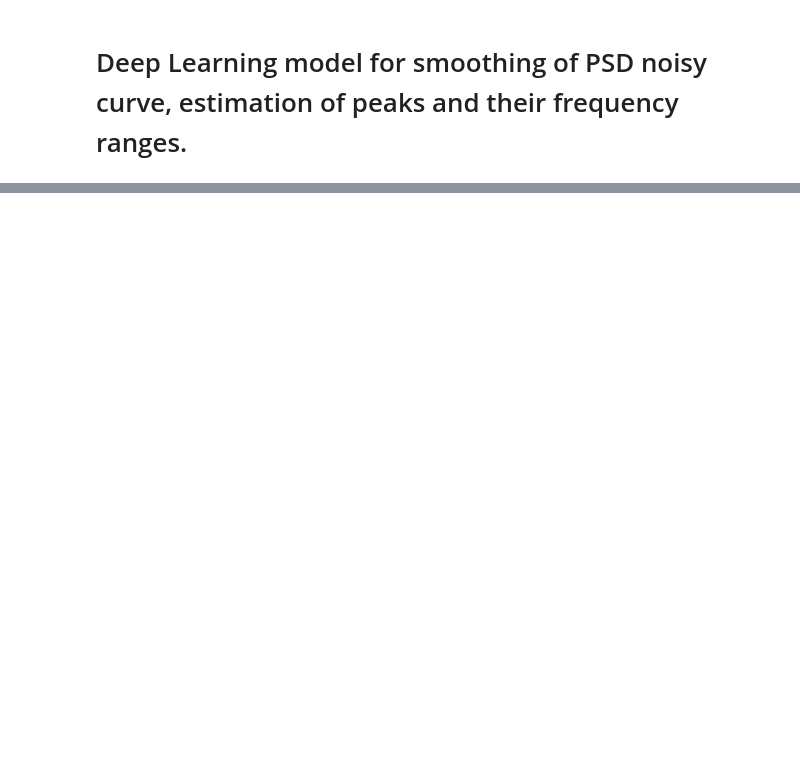
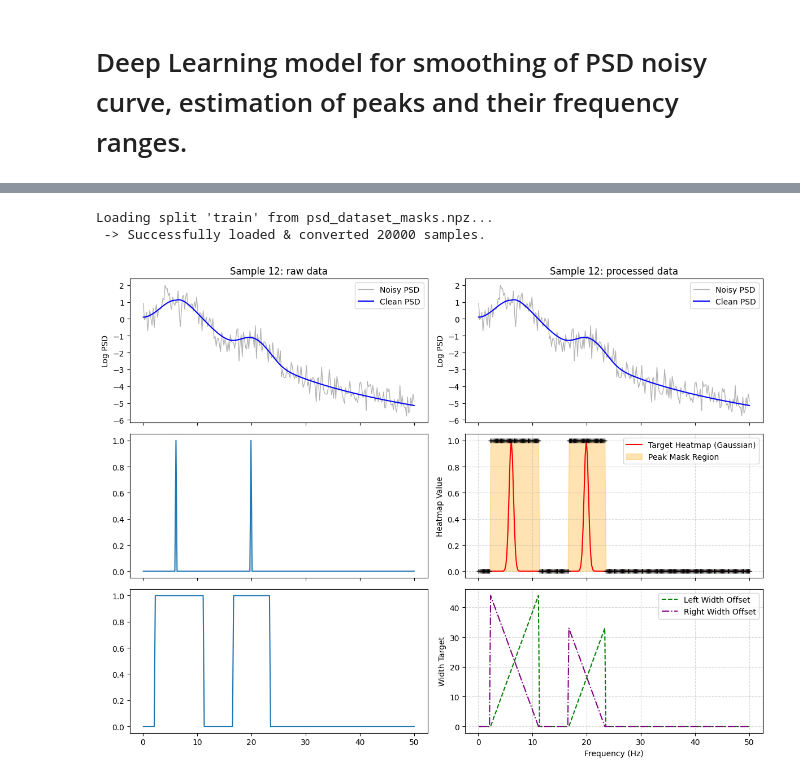
Before and after one commit to P-OMichel/OU-decomposition-of-EEG-LFP-signals, a Jupyter notebook: model.ipynb, the cells around one changed output, grey strips where cells are left out. Cells and saved outputs as stored; diff of their text form; code cells hidden in the pictures; blank space fills up the shorter version.

```diff
--- a/model.ipynb
+++ b/model.ipynb
@@ -17,0 +37,3 @@ np.random.seed(42)
+# %%
+def to_numpy(tensor):
+    return tensor.detach().cpu().numpy().squeeze()
@@ -701,0 +784,77 @@ def train_keypoint_psd_model(
+# %%
+# load raw inputs
+dataset_path = "psd_dataset_masks.npz"
+split ='train'
+data = np.load(dataset_path, allow_pickle=True)
+f = data["f"]
+raw_train_psd_noisy = data[f"log_noisy_{split}"]
+raw_train_psd_clean = data[f"log_clean_{split}"]
+raw_train_mask     = data[f"masks_{split}"]
+
+# load processed inputs
+processed_train_ds = ConvertedKeypointPSDDataset(filepath=dataset_path, split="train")
+# %% [output]
+Loading split 'train' from psd_dataset_masks.npz...
+ -> Successfully loaded & converted 20000 samples.
+# %%
+# select sample index
+index = 12
+
+processed_sample = processed_train_ds[index]
+processed_psd_noisy       = to_numpy(processed_sample["noisy_psd"])
+processed_psd_clean       = to_numpy(processed_sample["clean_psd"])
+processed_target_heatmap  = to_numpy(processed_sample["target_heatmap"])
+processed_peak_mask       = to_numpy(processed_sample["peak_mask"])
+
+# target_width has shape [2, n_freqs] -> left boundary offset, right boundary offset
+processed_target_width     = to_numpy(processed_sample["target_width"]) # NOTE check squeeze insteqd of detqch qs it is the cqse in processing fucntion for inference
+processed_left_width       = processed_target_width[0]
+processed_right_width      = processed_target_width[1]
+
+# 2. Setup Subplots
+fig, axes = plt.subplots(3, 2, figsize=(12, 9), sharex=True)
+
+# -------------------------------------------------------------------
+# Plot 1: Noisy vs Clean PSD Signal
+# -------------------------------------------------------------------
+axes[0, 0].plot(f, raw_train_psd_noisy[index], label="Noisy PSD", color="gray", alpha=0.6, linewidth=1)
+axes[0, 0].plot(f, raw_train_psd_clean[index], label="Clean PSD", color="blue", linewidth=1.5)
+axes[0, 0].set_ylabel("Log PSD")
+axes[0, 0].set_title(f"Sample {index}: raw data")
+axes[0, 0].legend(loc="upper right")
+
+axes[0, 1].plot(f, processed_psd_noisy, label="Noisy PSD", color="gray", alpha=0.6, linewidth=1)
+axes[0, 1].plot(f, processed_psd_clean, label="Clean PSD", color="blue", linewidth=1.5)
+axes[0, 1].set_ylabel("Log PSD")
+axes[0, 1].set_title(f"Sample {index}: processed data")
+axes[0, 1].legend(loc="upper right")
+
+# -------------------------------------------------------------------
+# Plot 2: Target Heatmap & Detected Peak Positions
+# -------------------------------------------------------------------
+axes[1, 0].plot(f, raw_train_mask[index][0])
+
+axes[1, 1].plot(f, processed_target_heatmap, label="Target Heatmap (Gaussian)", color="red")
+axes[1, 1].plot(f, processed_peak_mask, '+', color="black")
+axes[1, 1].fill_between(f, 0, processed_peak_mask, color="orange", alpha=0.3, label="Peak Mask Region")
+axes[1, 1].set_ylabel("Heatmap Value")
+axes[1, 1].set_ylim(-0.05, 1.05)
+axes[1, 1].legend(loc="upper right")
+axes[1, 1].grid(True, linestyle="--", alpha=0.5)
+
+# -------------------------------------------------------------------
+# Plot 3: Target Width (Boundaries / Offsets)
+# -------------------------------------------------------------------
+axes[2, 0].plot(f, raw_train_mask[index][1])
+
+axes[2, 1].plot(f, processed_left_width, label="Left Width Offset", color="green", linestyle="--")
+axes[2, 1].plot(f, processed_right_width, label="Right Width Offset", color="purple", linestyle="-.")
+axes[2, 1].set_xlabel("Frequency (Hz)")
+axes[2, 1].set_ylabel("Width Target")
+axes[2, 1].legend(loc="upper right")
+axes[2, 1].grid(True, linestyle="--", alpha=0.5)
+
+plt.tight_layout()
+plt.show()
+# %% [output]
+[figure, added]
```
Also changed, not shown: parts of 25 cells of this notebook, 17 other files.
